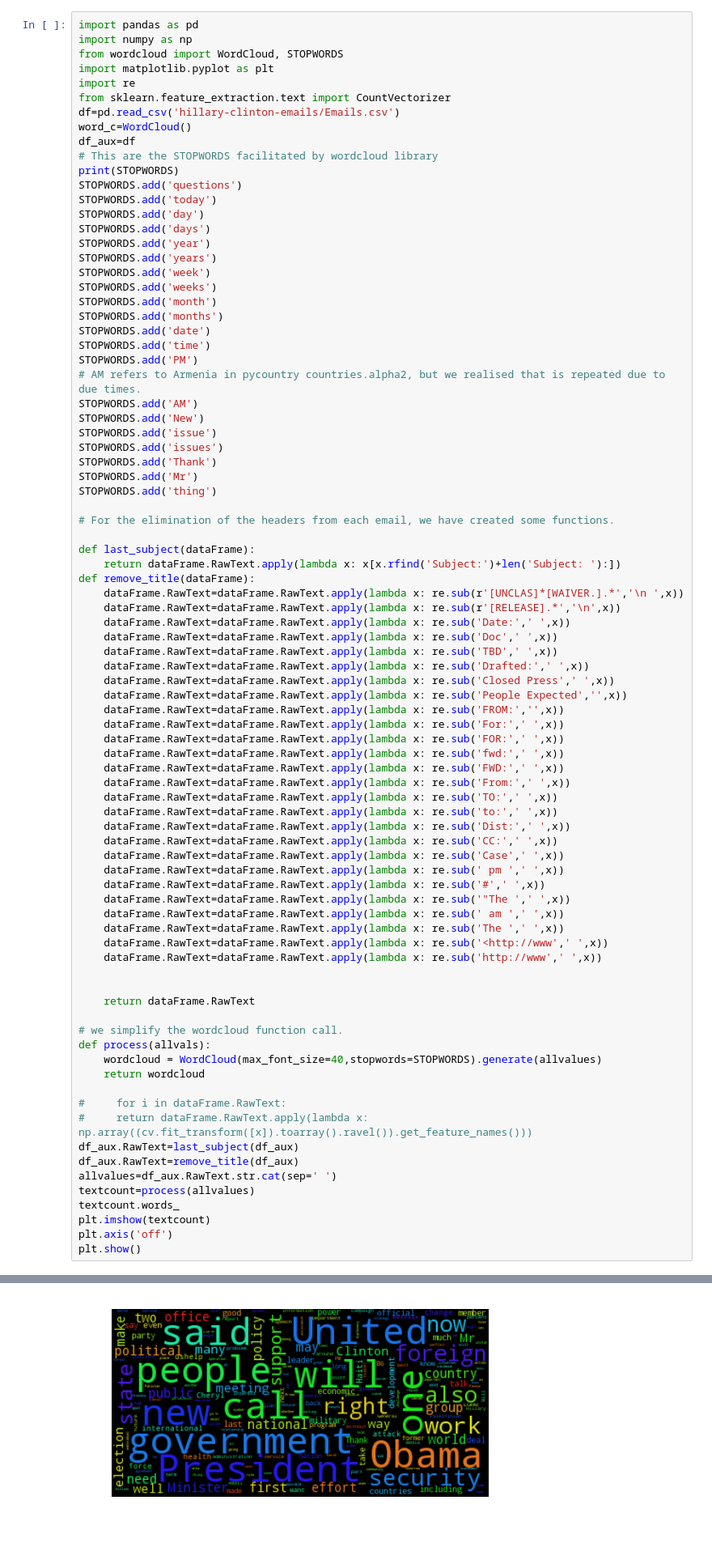
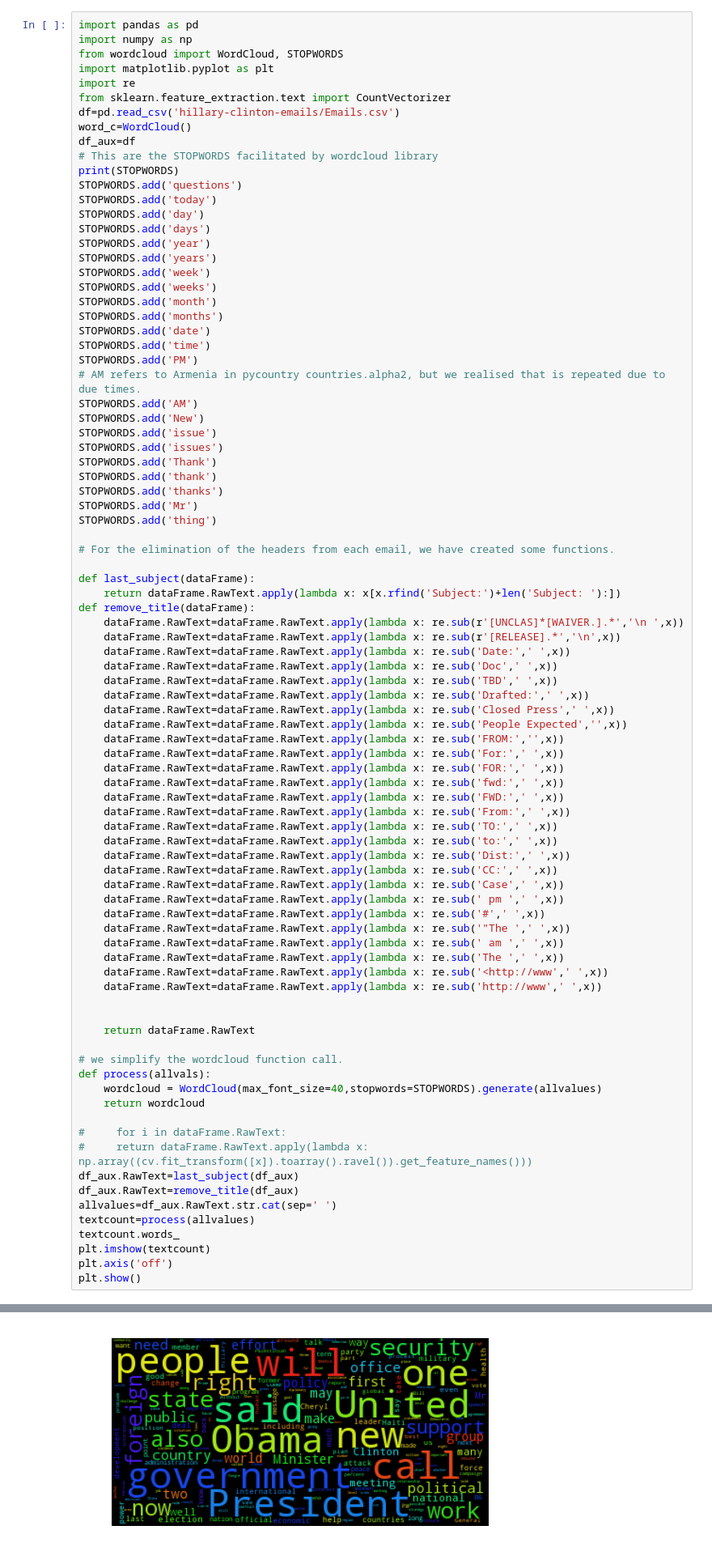
Before and after one commit to Josele/Homework, a Jupyter notebook: 05 - Taming Text/ClintonEmails.ipynb, the cells around one changed output, grey strips where cells are left out. Shown at 81% size. Drawn from its saved outputs; the diff is of its cells as text.

```diff
--- a/05 - Taming Text/ClintonEmails.ipynb
+++ b/05 - Taming Text/ClintonEmails.ipynb
@@ -44,6 +44,8 @@ STOPWORDS.add('New')
 STOPWORDS.add('issue')
 STOPWORDS.add('issues')
 STOPWORDS.add('Thank')
+STOPWORDS.add('thank')
+STOPWORDS.add('thanks')
 STOPWORDS.add('Mr')
 STOPWORDS.add('thing')
 
@@ -102,4 +104,4 @@ plt.show()
-[figure, old version]
+[figure, new version]
 # %% [markdown]
 As we see in this first wordcloud, not every word has the same importance or give us information.
 This is why we will try to filter a little bit more our word-bag, trying to extract nouns and verbs.
```
Also changed, not shown: parts of 16 cells of this notebook.
